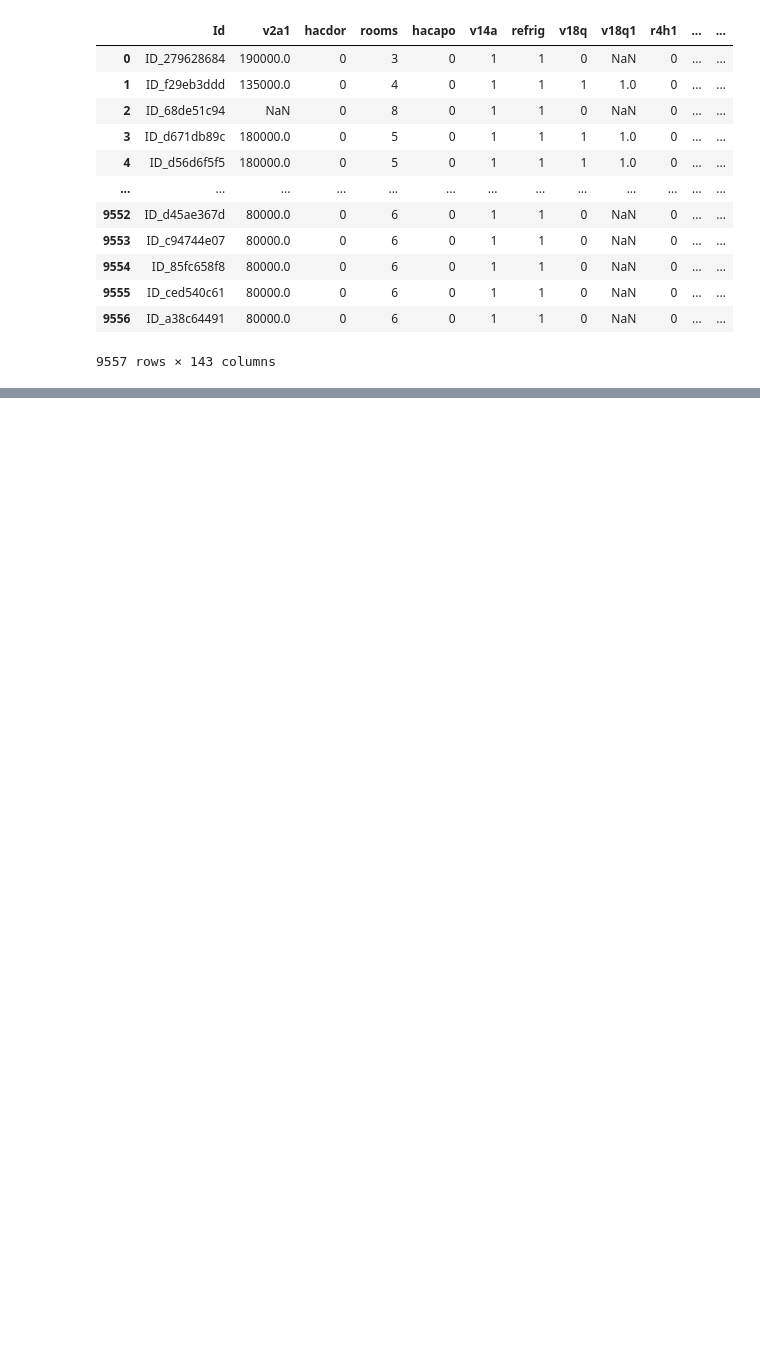
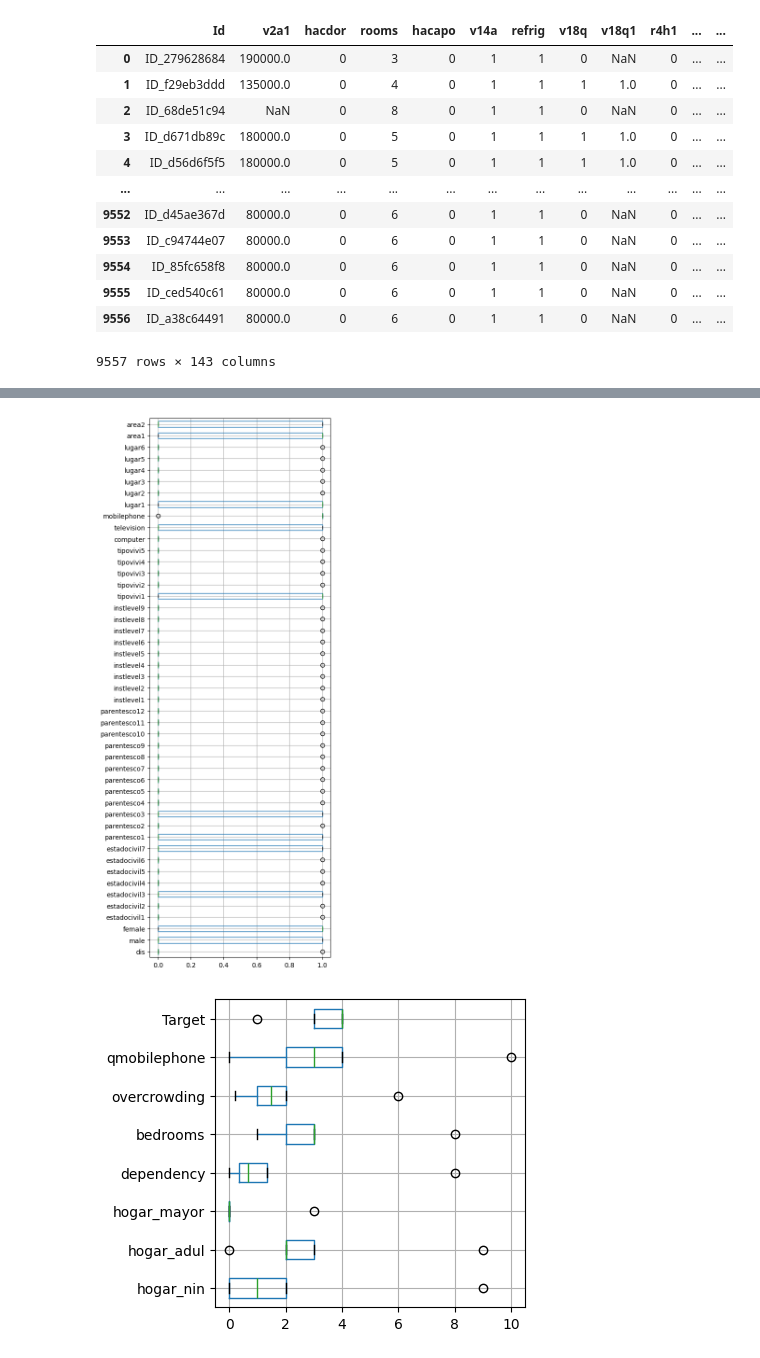
Before and after one commit to notkarenyi/ml-project, a Jupyter notebook: costarica.ipynb, the cells around one changed output, grey strips where cells are left out. Cells and saved outputs as stored; diff of their text form; code cells hidden in the pictures; blank space fills up the shorter version.

```diff
--- a/costarica.ipynb
+++ b/costarica.ipynb
@@ -45,3 +46,0 @@ cols = df.columns[73:].tolist()
-# %%
-summary = df.describe()
-summary.T
@@ -61,0 +47,19 @@ summary.T
+# %%
+# get dependency column from sq dependency
+# print(sorted(df['dependency'].unique()))
+# df['dependency'].value_counts()
+# df['SQBdependency'].value_counts()
+df['dependency'] = [np.sqrt(x) for x in df['SQBdependency']]
+
+# clean out strings from numeric education
+for col in ['edjefe','edjefa']:
+    df.loc[df[col]=='yes',col] = np.nan
+    df.loc[df[col]=='no',col] = 0
+    df[col] = [float(x) for x in df[col]]
+
+# look at unique values
+cols = df.columns[73:].tolist()
+for col in cols:
+    vals = sorted(df[col].unique())[:5]
+    vals.append(vals[-1])
+    print(f"{col}: {set(vals)}")
@@ -61,0 +86,17 @@ summary.T
+# %%
+df2 = df.iloc[:,73:]
+df2 = df2[[x for x in df2.columns if not isinstance(df2.loc[0,x],str)]]
+for m in [1,10,100,5000,10000]:
+    if m==1:
+        fsize=(5,15)
+    else:
+        fsize=(4,4)
+    plt.figure(figsize=fsize)
+    summary = df2[[x for x in df2.columns if max(df2[x])<=m]].describe()
+    df2 = df2[[x for x in df2.columns if max(df2[x])>m]]
+    summary = summary.T[['min','25%','50%','75%','max']].T
+    summary.boxplot(vert=False)
+    plt.show()
+# %% [output]
+[figure, added]
+[figure, added]
```
Also changed, not shown: parts of 11 cells of this notebook.
